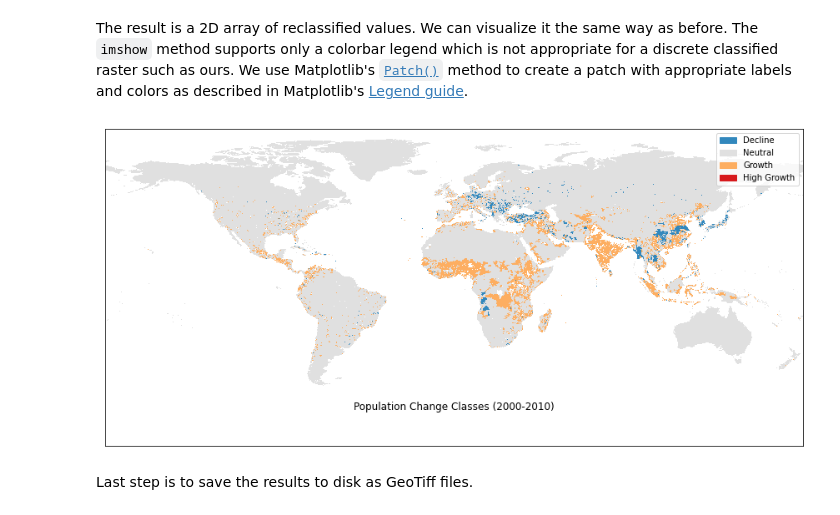
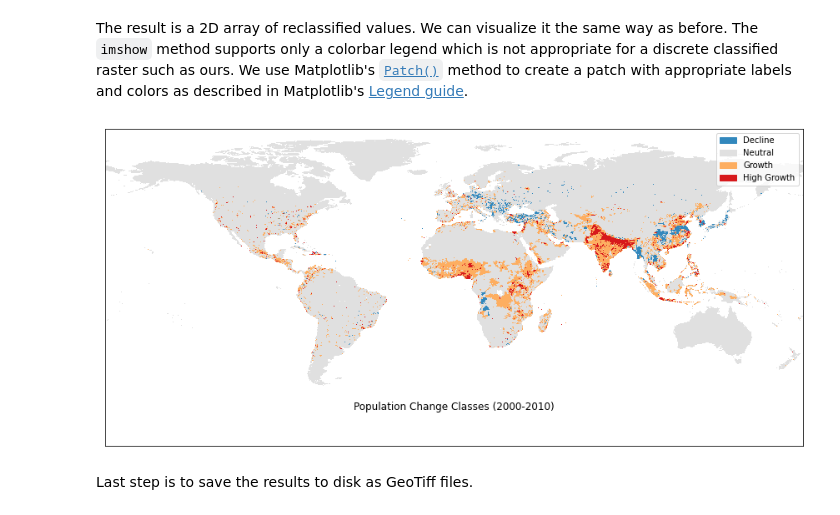
Before and after one commit to spatialthoughts/python-tutorials, a Jupyter notebook: raster_styling_and_analysis.ipynb, the cells around one changed output. Cells and saved outputs as stored; diff of their text form; code cells hidden in the pictures.

Commit message:
fix levels

```diff
--- a/raster_styling_and_analysis.ipynb
+++ b/raster_styling_and_analysis.ipynb
@@ -121,7 +119,7 @@ This is a good visualization, but not easy to interpret. Let’s create a better
 
 We use XArray Spatial's [`reclassify()`](https://xarray-spatial.org/reference/_autosummary/xrspatial.classify.reclassify.html) method to perform the reclassification from continuous values to 4 discrete classes.
 # %%
-class_bins = [-100, 100, 1000, 10000]
+class_bins = [-100, 100, 1000, np.inf]
 class_values = [1, 2, 3, 4]
 change_class = reclassify(change.sel(band=1), bins=class_bins, new_values=class_values)
 # %% [markdown]
@@ -129,25 +127,29 @@ The result is a 2D array of reclassified values. We can visualize it the same wa
 # %%
 fig, ax = plt.subplots(1,1)
 fig.set_size_inches(15,7)
 
 levels = class_values
 colors = ['#3288bd', '#e0e0e0', '#fdae61', '#d7191c']
 labels = ['Decline', 'Neutral', 'Growth', 'High Growth']
 
-change_class.plot.imshow(ax=ax, add_colorbar=False, levels=levels, colors=colors)
+change_class.plot.imshow(
+    ax=ax,
+    add_colorbar=False,
+    levels=[1, 2, 3, 4, 5],
+    colors=colors)
 
 
 patches =[mpatches.Patch(color=colors[i], label=labels[i]) for i in range(4)]
 ax.legend(handles=patches)
 ax.set_title('Population Change Classes (2000-2010)', y=0.1)
 
 # Set axis labels off
 ax.get_xaxis().set_visible(False)
 ax.get_yaxis().set_visible(False)
 
 plt.show()
 # %% [output]
-[figure, old version]
+[figure, new version]
 # %% [markdown]
 Last step is to save the results to disk as GeoTiff files.
 # %%
```
Also changed, not shown: parts of 2 cells of this notebook.
